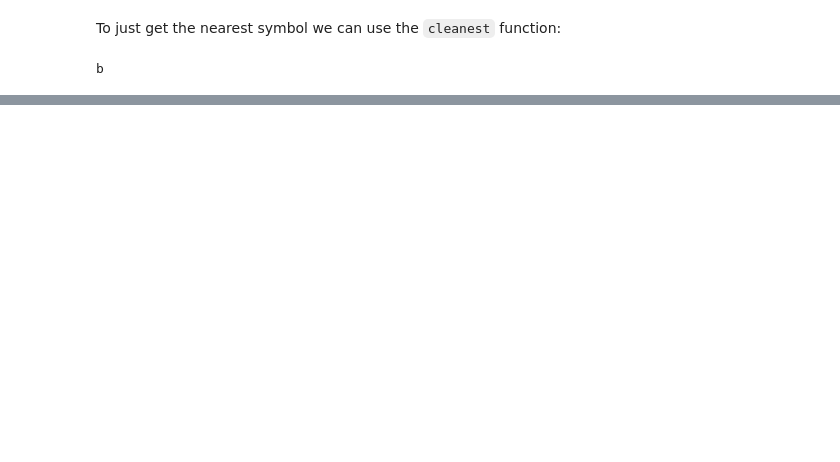
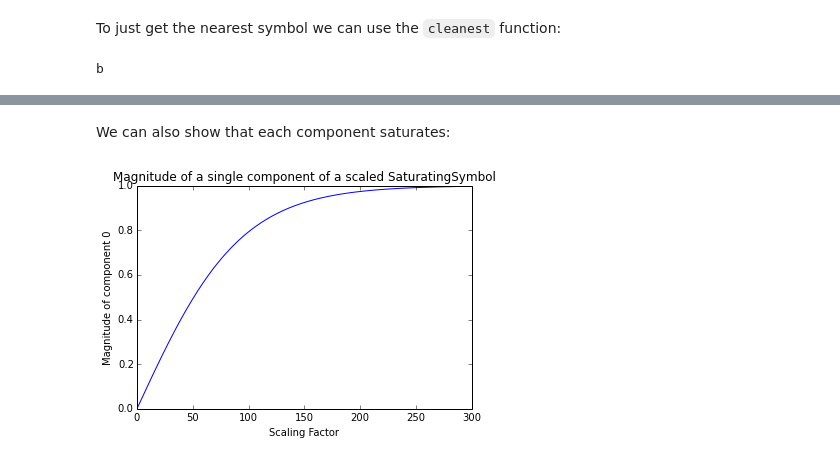
Before and after one commit to mundya/hrr-playground, a Jupyter notebook: Introduction and Usage of the Holographic Library.ipynb, the cells around one changed output, grey strips where cells are left out. Cells and saved outputs as stored; diff of their text form; code cells hidden in the pictures; blank space fills up the shorter version.

```diff
--- a/Introduction and Usage of the Holographic Library.ipynb
+++ b/Introduction and Usage of the Holographic Library.ipynb
@@ -144,0 +204,21 @@ b
+# %% [markdown]
+We can also show that each component saturates:
+# %%
+magnitudes = []
+
+for scale in range(1, 300):
+    # Scale the symbol
+    a_ = a.scale( scale )
+
+    # Record the magnitude
+    magnitudes.append( a_.vector()[0] )
+
+# Plot the results
+figure()
+title( "Magnitude of a single component of a scaled SaturatingSymbol" )
+xlabel( "Scaling Factor" )
+ylabel( "Magnitude of component 0" )
+plot( range( 1, 300 ), magnitudes )
+show()
+# %% [output]
+[figure, added]
```
Also changed, not shown: parts of 15 cells of this notebook, 1 other file.
